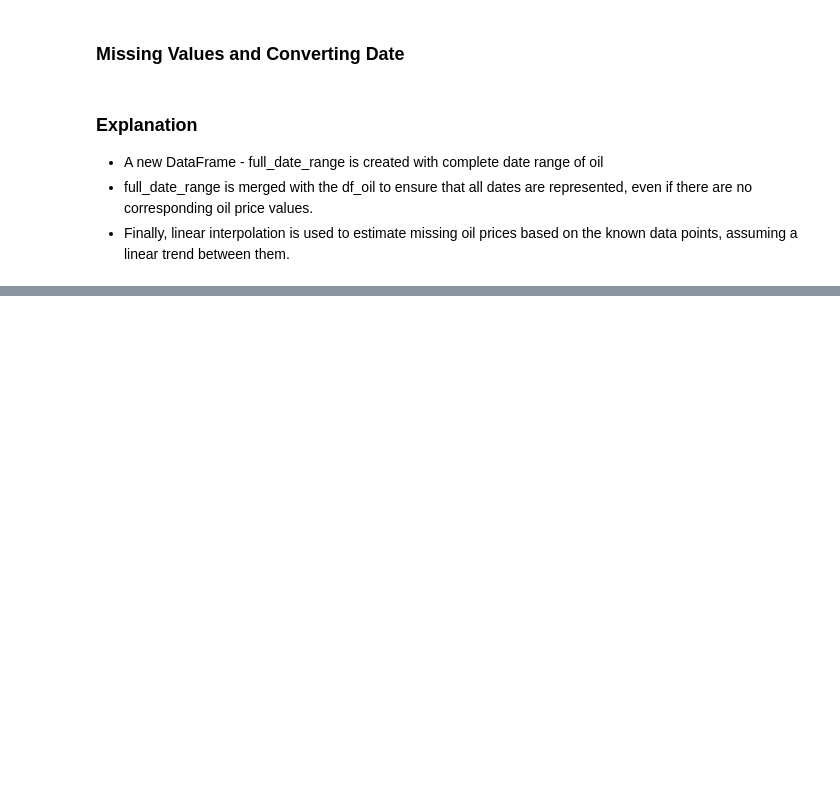
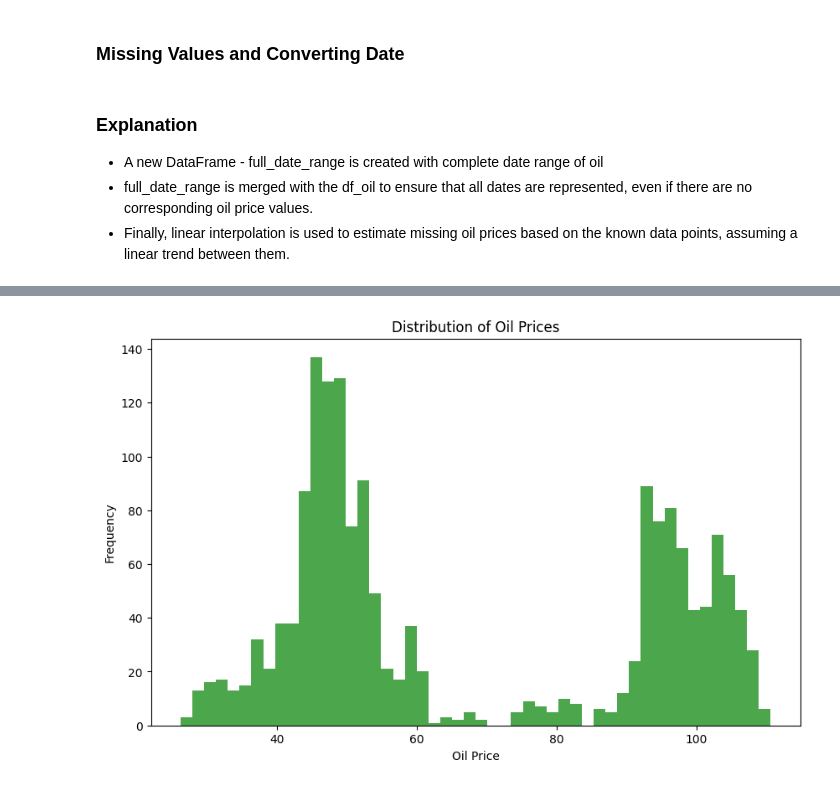
Before and after one commit to frederikerpenstein/capstone-project-sales-forecast, a Jupyter notebook: notebooks/01_Data_Load_EDA.ipynb, the cells around one changed output, grey strips where cells are left out. Saved outputs shown, nothing was run; the diff lists cells and outputs as text; code cells hidden in the pictures; blank space fills up the shorter version.

```diff
--- a/notebooks/01_Data_Load_EDA.ipynb
+++ b/notebooks/01_Data_Load_EDA.ipynb
@@ -310,0 +342,10 @@ df_oil['dcoilwtico'] = df_oil['dcoilwtico'].interpolate(method='linear')
+# %%
+# 5. Histogram for Oil Prices
+plt.figure(figsize=(10, 6))
+plt.hist(df_oil['dcoilwtico'], bins=50, color='green', alpha=0.7)
+plt.title('Distribution of Oil Prices')
+plt.xlabel('Oil Price')
+plt.ylabel('Frequency')
+plt.show()
+# %% [output]
+[figure, added]
```
Also changed, not shown: parts of 25 cells of this notebook.
